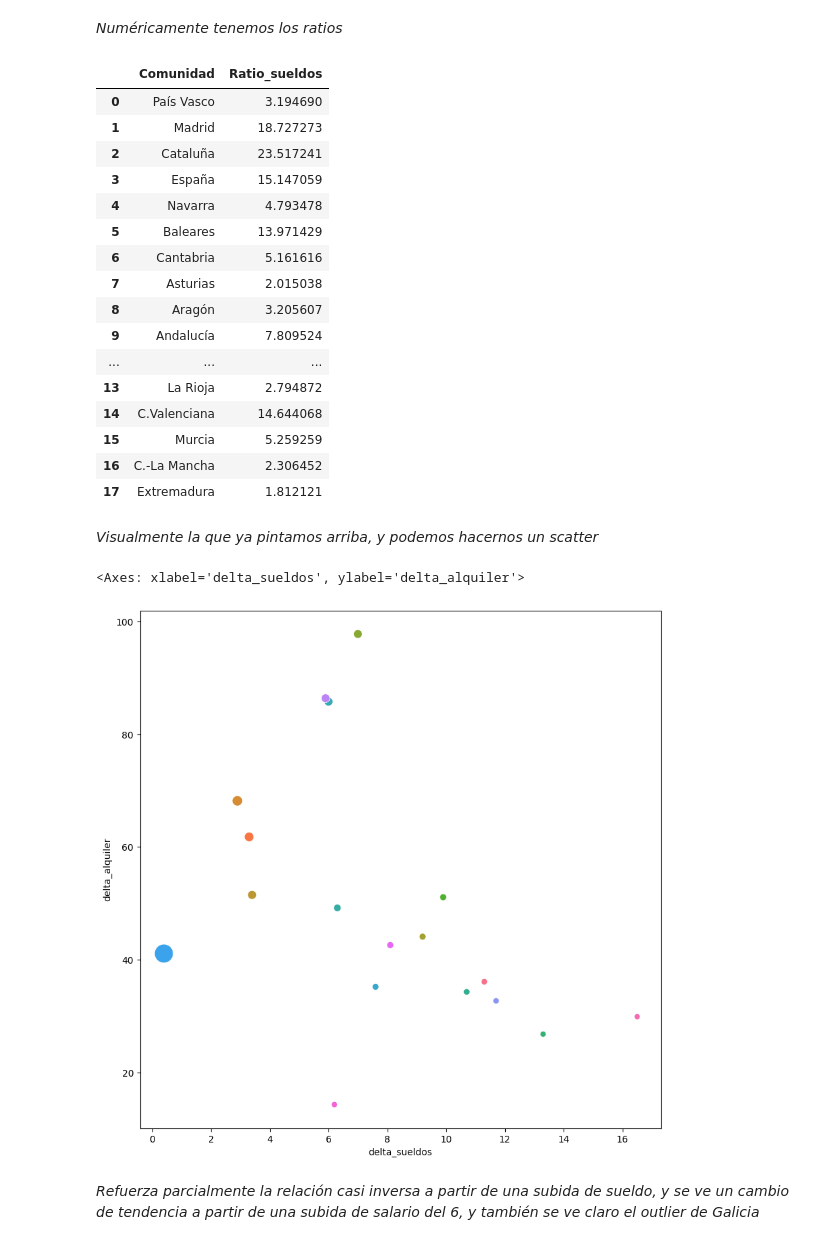
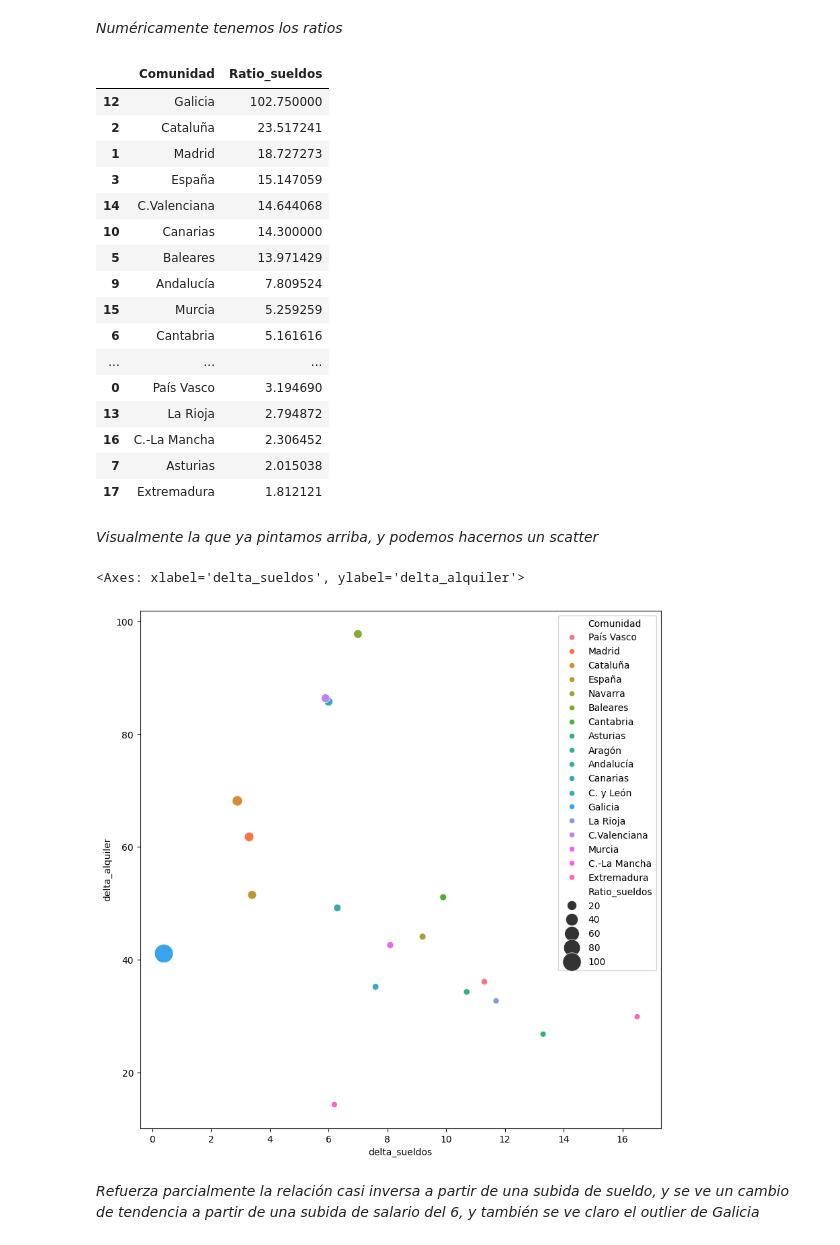
Before and after one commit to njisly/online_ds_thebridge_Nur, a Jupyter notebook: ejercicios/Repaso_EDA/repaso_EDA_clase.ipynb, the cells around one changed output. Saved outputs shown, nothing was run; the diff lists cells and outputs as text; code cells hidden in the pictures.

```diff
--- a/ejercicios/Repaso_EDA/repaso_EDA_clase.ipynb
+++ b/ejercicios/Repaso_EDA/repaso_EDA_clase.ipynb
@@ -449,33 +457,33 @@ axs.legend();
 # %% [markdown]
 *Numéricamente tenemos los ratios*
 # %%
-df_total[["Comunidad","Ratio_sueldos"]]
+df_total[["Comunidad","Ratio_sueldos"]].sort_values("Ratio_sueldos", ascending=False)
 # %% [output]
 |  | Comunidad | Ratio_sueldos |
+| 12 | Galicia | 102.750000 |
+| 2 | Cataluña | 23.517241 |
+| 1 | Madrid | 18.727273 |
+| 3 | España | 15.147059 |
+| 14 | C.Valenciana | 14.644068 |
+| 10 | Canarias | 14.300000 |
+| 5 | Baleares | 13.971429 |
+| 9 | Andalucía | 7.809524 |
+| 15 | Murcia | 5.259259 |
+| 6 | Cantabria | 5.161616 |
+| ... | ... | ... |
 | 0 | País Vasco | 3.194690 |
-| 1 | Madrid | 18.727273 |
-| 2 | Cataluña | 23.517241 |
-| 3 | España | 15.147059 |
-| 4 | Navarra | 4.793478 |
-| 5 | Baleares | 13.971429 |
-| 6 | Cantabria | 5.161616 |
+| 13 | La Rioja | 2.794872 |
+| 16 | C.-La Mancha | 2.306452 |
 | 7 | Asturias | 2.015038 |
-| 8 | Aragón | 3.205607 |
-| 9 | Andalucía | 7.809524 |
-| ... | ... | ... |
-| 13 | La Rioja | 2.794872 |
-| 14 | C.Valenciana | 14.644068 |
-| 15 | Murcia | 5.259259 |
-| 16 | C.-La Mancha | 2.306452 |
 | 17 | Extremadura | 1.812121 |
 # %% [markdown]
 *Visualmente la que ya pintamos arriba, y podemos hacernos un scatter*
 # %%
 plt.figure(figsize = (10,10))
-sns.scatterplot(data = df_total, y= "delta_alquiler", x = "delta_sueldos", size = "Ratio_sueldos", hue = "Comunidad", legend = False, sizes = (40,400))
+sns.scatterplot(data = df_total, y= "delta_alquiler", x = "delta_sueldos", size = "Ratio_sueldos", hue = "Comunidad", legend = True, sizes = (40,400))
 # %% [output]
 <Axes: xlabel='delta_sueldos', ylabel='delta_alquiler'>
-[figure, old version]
+[figure, new version]
 # %% [markdown]
 *Refuerza parcialmente la relación casi inversa a partir de una subida de sueldo, y se ve un cambio de tendencia a partir de una subida de salario del 6, y también se ve claro el outlier de Galicia*
 # %% [markdown]
```
Also changed, not shown: parts of 2 cells of this notebook, 1 other file.
